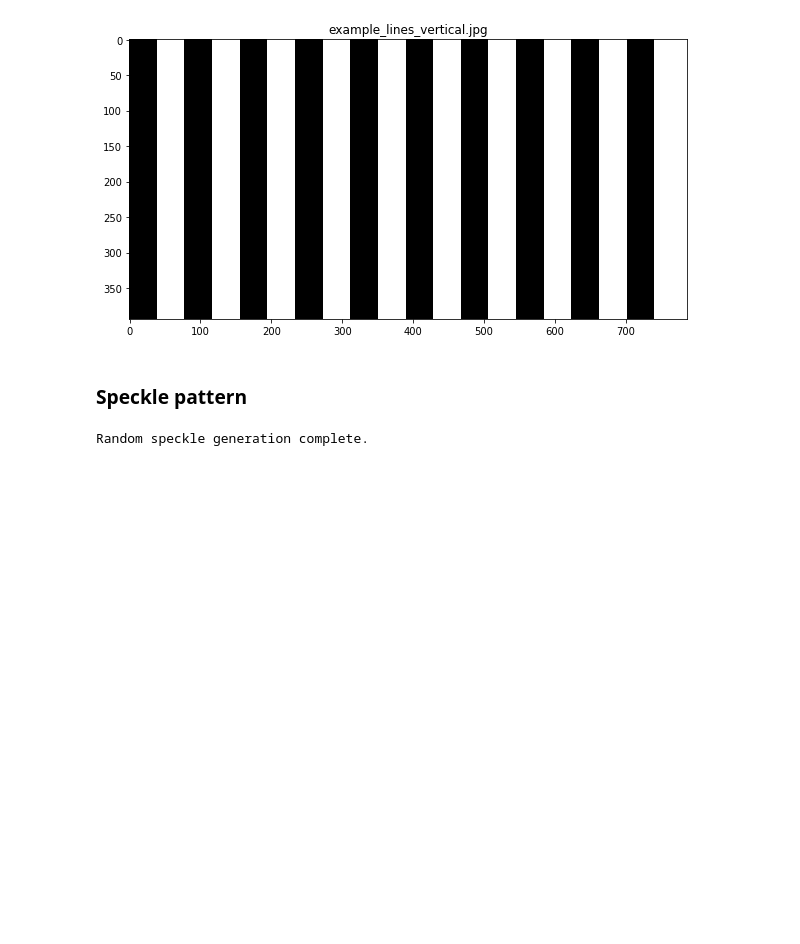
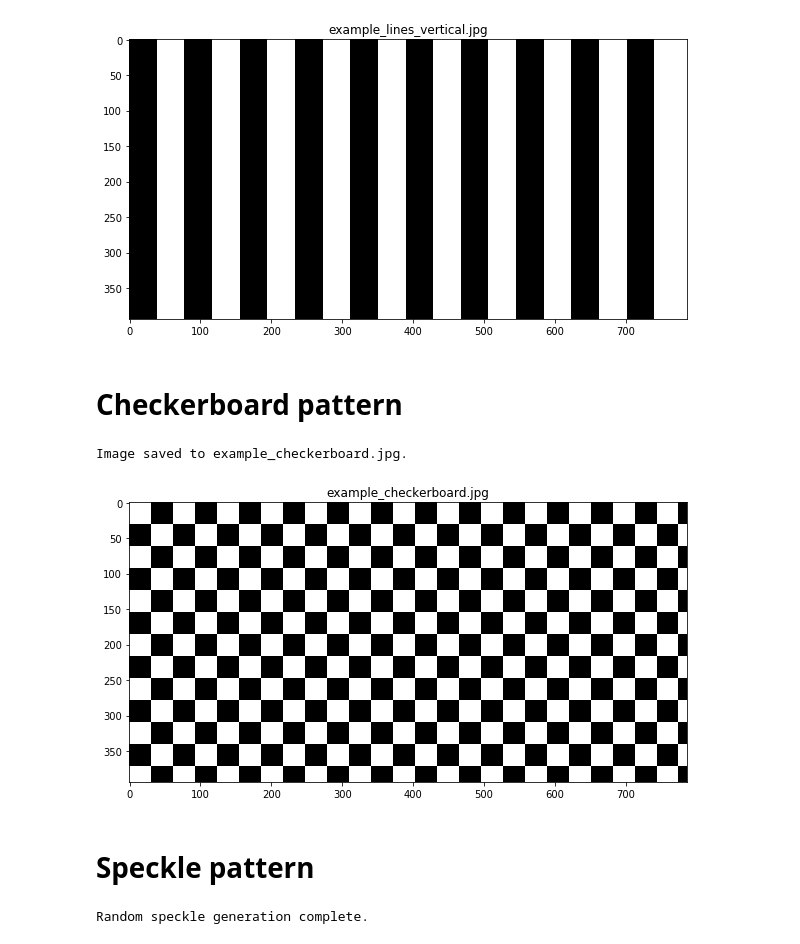
Before and after one commit to ladisk/speckle_pattern, a Jupyter notebook: generate_pattern.ipynb, the cells around one changed output. Drawn from its saved outputs; the diff is of its cells as text; code cells hidden in the pictures; blank space fills up the shorter version.

Commit message:
add checkerboard support

```diff
--- a/generate_pattern.ipynb
+++ b/generate_pattern.ipynb
@@ -28,8 +28,22 @@ plt.imshow(lines, cmap='gray', interpolation='nearest')
 plt.title(out_path);
 # %% [output]
 [figure]
+# %% [markdown]
+# Checkerboard pattern
+# %%
+out_path= 'example_checkerboard.jpg'
+checkerboard = generate_checkerboard(H, W, dpi,
+                                     path=out_path, line_width=4)
+# %% [output]
+Image saved to example_checkerboard.jpg.
+# %%
+plt.figure(figsize=(10, int(W/H*10)))
+plt.imshow(checkerboard, cmap='gray', interpolation='nearest')
+plt.title(out_path);
+# %% [output]
+[figure, added]
 # %% [markdown]
-### Speckle pattern
+# Speckle pattern
 # %%
 W = 100 # width of printed image, [mm]
 H = 50 # height of printed image, [mm]
```
Also changed, not shown: parts of 3 cells of this notebook, 5 other files.
